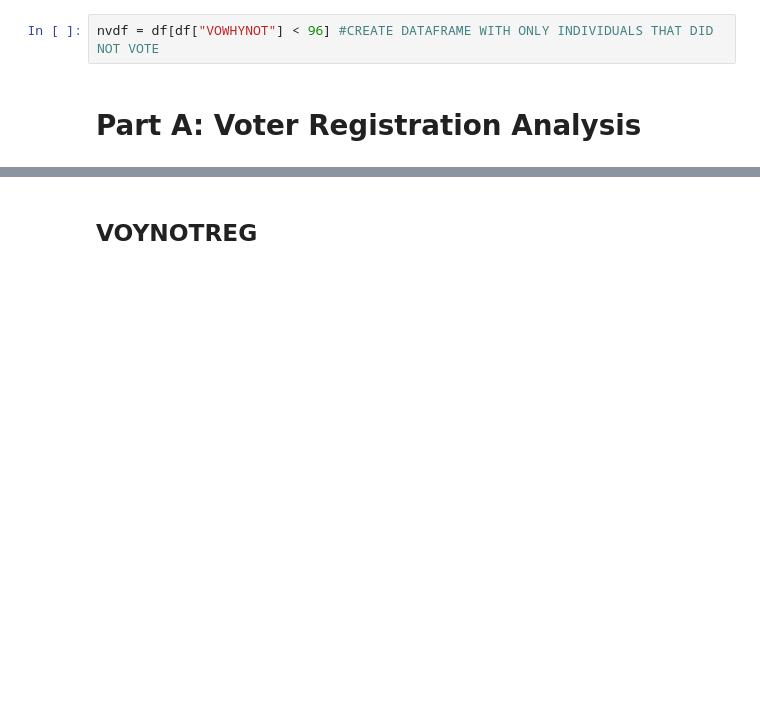
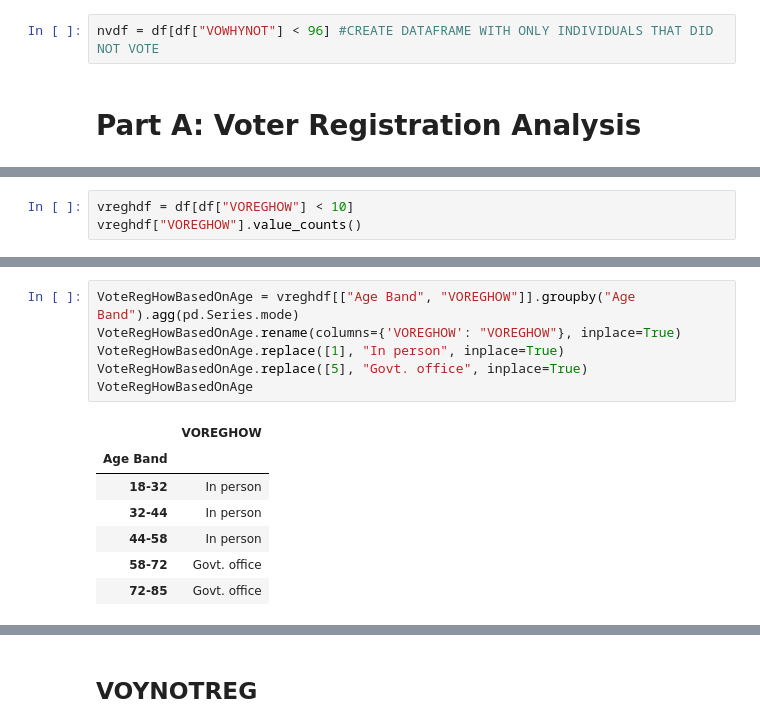
Before and after one commit to mdesilva/Data-Science, a Jupyter notebook: ASA2020FallDataChallenge/Analysis.ipynb, the cells around one changed output, grey strips where cells are left out. Drawn from its saved outputs; the diff is of its cells as text; blank space fills up the shorter version.

```diff
--- a/ASA2020FallDataChallenge/Analysis.ipynb
+++ b/ASA2020FallDataChallenge/Analysis.ipynb
@@ -59,0 +117,3 @@ nvdf = df[df["VOWHYNOT"] < 96] #CREATE DATAFRAME WITH ONLY INDIVIDUALS THAT DID
+# %%
+vreghdf = df[df["VOREGHOW"] < 10]
+vreghdf["VOREGHOW"].value_counts()
@@ -59,0 +131,14 @@ nvdf = df[df["VOWHYNOT"] < 96] #CREATE DATAFRAME WITH ONLY INDIVIDUALS THAT DID
+# %%
+VoteRegHowBasedOnAge = vreghdf[["Age Band", "VOREGHOW"]].groupby("Age Band").agg(pd.Series.mode)
+VoteRegHowBasedOnAge.rename(columns={'VOREGHOW': "VOREGHOW"}, inplace=True)
+VoteRegHowBasedOnAge.replace([1], "In person", inplace=True)
+VoteRegHowBasedOnAge.replace([5], "Govt. office", inplace=True)
+VoteRegHowBasedOnAge
+# %% [output]
+|  | VOREGHOW |
+| Age Band |  |
+| 18-32 | In person |
+| 32-44 | In person |
+| 44-58 | In person |
+| 58-72 | Govt. office |
+| 72-85 | Govt. office |
```
Also changed, not shown: parts of 44 cells of this notebook.
